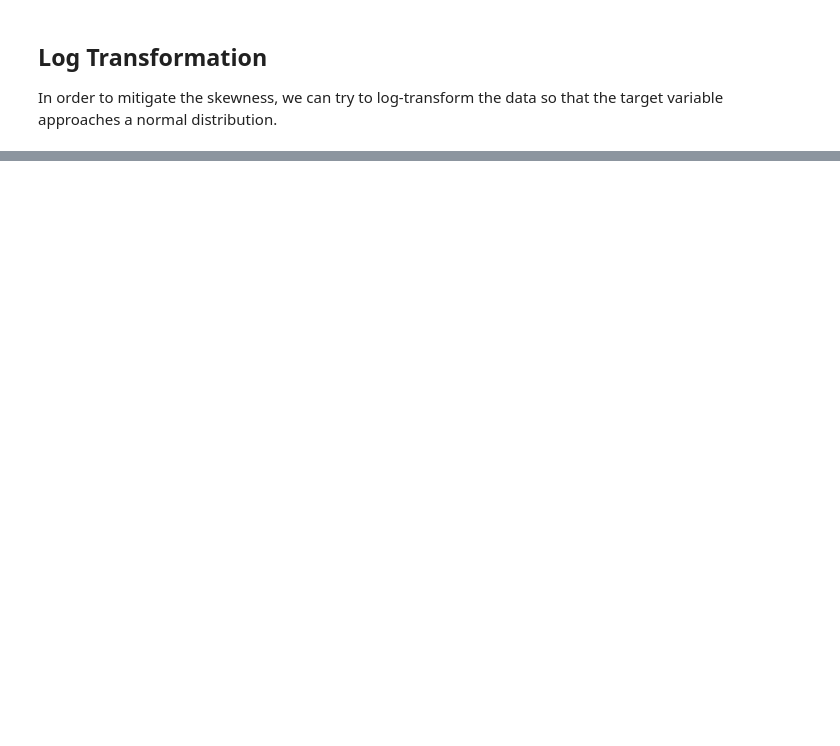
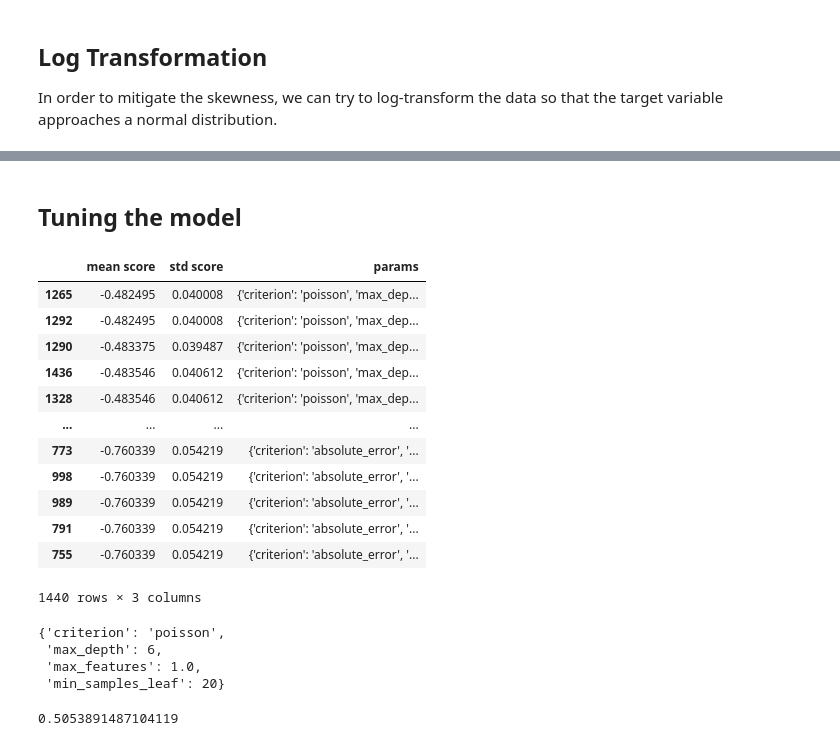
Before and after one commit to jxareas/Phone-Price-Prediction, a Jupyter notebook: notebooks/model_training.ipynb, the cells around one changed output, grey strips where cells are left out. Cells and saved outputs as stored; diff of their text form; code cells hidden in the pictures; blank space fills up the shorter version.

Commit message:
Add GridSearchCV Hyperparameter Tuning

```diff
--- a/notebooks/model_training.ipynb
+++ b/notebooks/model_training.ipynb
@@ -178,0 +261,73 @@ df_validation = df_validation.reset_index(drop=True)
+# %%
+dict_vectorizer = DictVectorizer(sparse=False)
+dtrain = df_train[features].to_dict(orient='records')
+x_train = dict_vectorizer.fit_transform(dtrain)
+baseline_model.fit(x_train, y_train)
+
+dval = df_validation[features].to_dict(orient='records')
+x_val = dict_vectorizer.transform(dval)
+y_pred = baseline_model.predict(x_val)
+# %% [markdown]
+## Tuning the model
+# %%
+tree_model = DecisionTreeRegressor()
+
+df_train_copy = df_train.copy()
+df_val_copy = df_validation.copy()
+dtrain_copy = df_train_copy.to_dict(orient='records')
+
+dict_vectorizer = DictVectorizer(sparse=False)
+x_train_copy = dict_vectorizer.fit_transform(dtrain_copy)
+# %%
+# Setting up the Grid Search
+
+max_depths = [1, 2, 3, 4, 5, 6, 10, 15, 20, None]
+min_samples_leafs = [1, 2, 5, 10, 15, 20, 100, 200, 500]
+max_features = [1.0, "sqrt", "log2", None]
+criteria = ["squared_error", "friedman_mse", "absolute_error", "poisson"]
+
+grid = dict(max_depth=max_depths, min_samples_leaf=min_samples_leafs, max_features=max_features, criterion=criteria)
+cv = RepeatedKFold(n_repeats=3, random_state=5)
+grid_search = GridSearchCV(tree_model, param_grid=grid, cv=cv, scoring='neg_root_mean_squared_error', n_jobs=-1)
+gridr = grid_search.fit(x_train_copy, y_train)
+# %%
+
+mean_scores = gridr.cv_results_['mean_test_score']
+std_scores = gridr.cv_results_['std_test_score']
+params = gridr.cv_results_['params']
+
+columns_grid = ["mean score", "std score", "params"]
+grid_results = []
+
+for mean, std, param in zip(mean_scores, std_scores, params):
+    grid_results.append((mean, std, param))
+grid_results_df = pd.DataFrame(grid_results, columns=columns_grid)
+# %%
+grid_results_df.sort_values(by='mean score', ascending=False)
+# %% [output]
+|  | mean score | std score | params |
+| 1265 | -0.482495 | 0.040008 | {'criterion': 'poisson', 'max_dep... |
+| 1292 | -0.482495 | 0.040008 | {'criterion': 'poisson', 'max_dep... |
+| 1290 | -0.483375 | 0.039487 | {'criterion': 'poisson', 'max_dep... |
+| 1436 | -0.483546 | 0.040612 | {'criterion': 'poisson', 'max_dep... |
+| 1328 | -0.483546 | 0.040612 | {'criterion': 'poisson', 'max_dep... |
+| ... | ... | ... | ... |
+| 773 | -0.760339 | 0.054219 | {'criterion': 'absolute_error', '... |
+| 998 | -0.760339 | 0.054219 | {'criterion': 'absolute_error', '... |
+| 989 | -0.760339 | 0.054219 | {'criterion': 'absolute_error', '... |
+| 791 | -0.760339 | 0.054219 | {'criterion': 'absolute_error', '... |
+| 755 | -0.760339 | 0.054219 | {'criterion': 'absolute_error', '... |
+1440 rows × 3 columns
+# %%
+grid_results_df.iloc[1265]['params']
+# %% [output]
+{'criterion': 'poisson',
+ 'max_depth': 6,
+ 'max_features': 1.0,
+ 'min_samples_leaf': 20}
+# %%
+tuned_decision_tree = DecisionTreeRegressor(criterion='poisson', max_depth=6, max_features=1.0, min_samples_leaf=20)
+tuned_decision_tree.rmse = evaluate_model(df_train_copy, df_val_copy, tuned_decision_tree, features)
+print(tuned_decision_tree.rmse)
+# %% [output]
+0.5053891487104119
```
Also changed, not shown: parts of 23 cells of this notebook, 2 other files.
